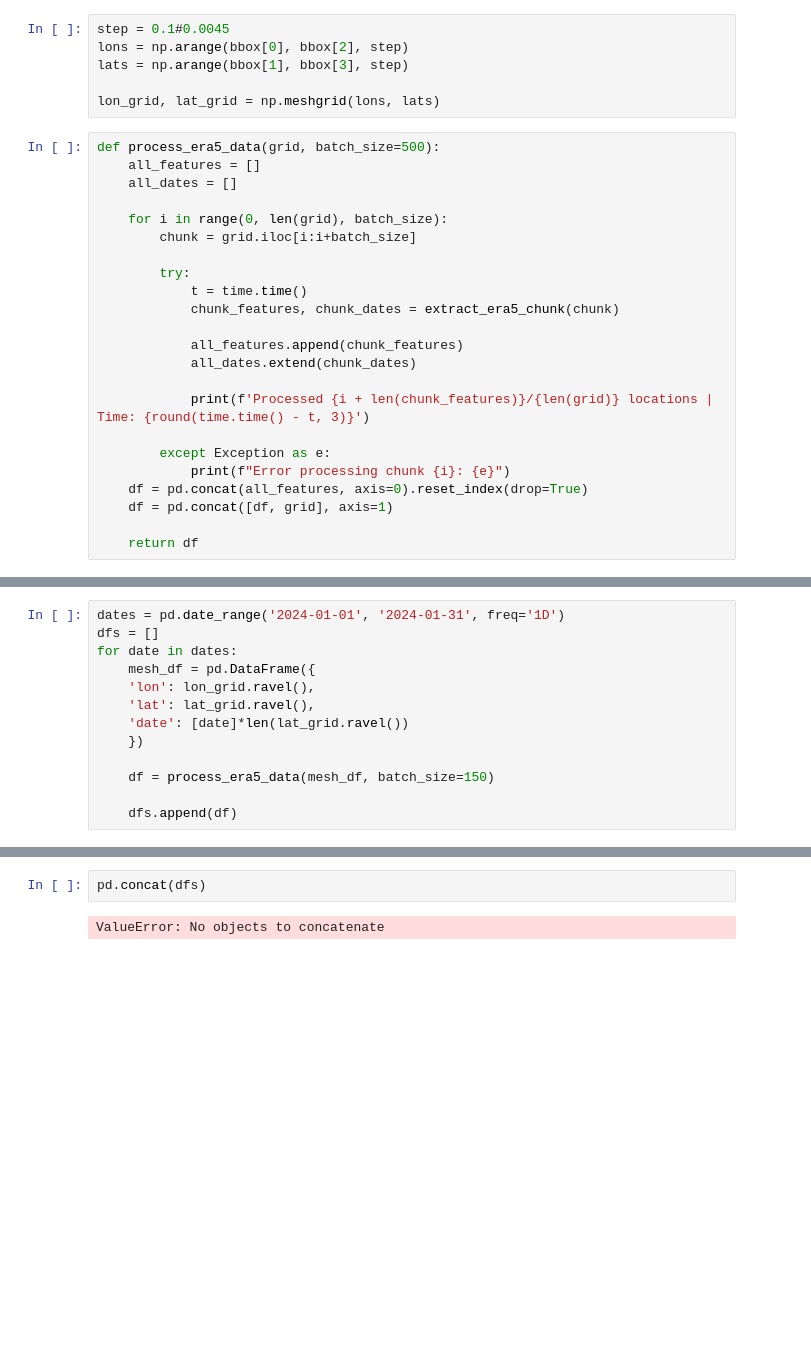
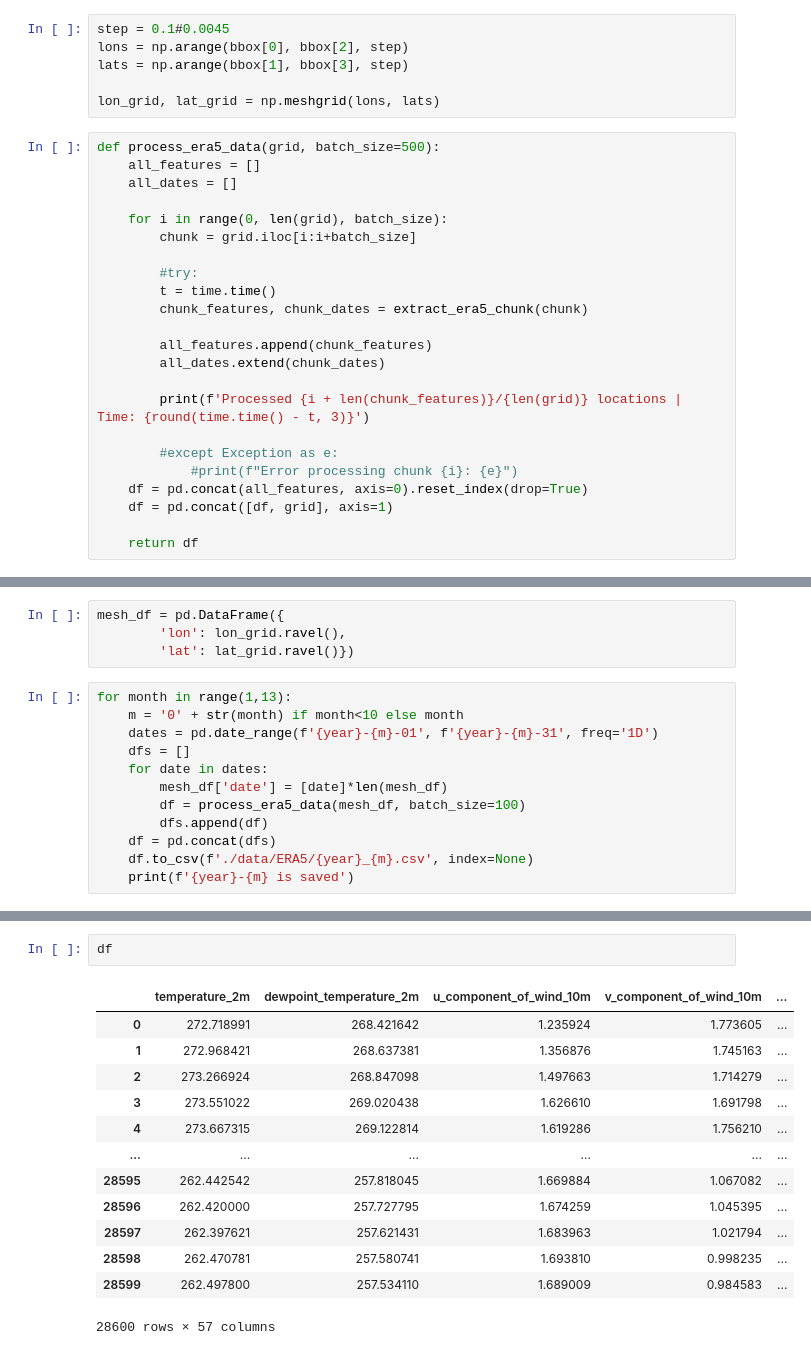
Before and after one commit to RTGS-Lab/Paper-Rozanov-et-al-ML-ET, a Jupyter notebook: pipleline/ERA_Pipeline.ipynb, the cells around one changed output, grey strips where cells are left out. Cells and saved outputs as stored; diff of their text form; blank space fills up the shorter version.

```diff
--- a/pipleline/ERA_Pipeline.ipynb
+++ b/pipleline/ERA_Pipeline.ipynb
@@ -28,17 +68,17 @@ def process_era5_data(grid, batch_size=500):
     for i in range(0, len(grid), batch_size):
         chunk = grid.iloc[i:i+batch_size]
 
-        try:
-            t = time.time()
-            chunk_features, chunk_dates = extract_era5_chunk(chunk)
+        #try:
+        t = time.time()
+        chunk_features, chunk_dates = extract_era5_chunk(chunk)
 
-            all_features.append(chunk_features)
-            all_dates.extend(chunk_dates)
+        all_features.append(chunk_features)
+        all_dates.extend(chunk_dates)
 
-            print(f'Processed {i + len(chunk_features)}/{len(grid)} locations | Time: {round(time.time() - t, 3)}')
+        print(f'Processed {i + len(chunk_features)}/{len(grid)} locations | Time: {round(time.time() - t, 3)}')
 
-        except Exception as e:
-            print(f"Error processing chunk {i}: {e}")
+        #except Exception as e:
+            #print(f"Error processing chunk {i}: {e}")
     df = pd.concat(all_features, axis=0).reset_index(drop=True)
     df = pd.concat([df, grid], axis=1)
 
@@ -46,14 +88,17 @@ def process_era5_data(grid, batch_size=500):
+# %%
+mesh_df = pd.DataFrame({
+        'lon': lon_grid.ravel(),
+        'lat': lat_grid.ravel()})
 # %%
-dates = pd.date_range('2024-01-01', '2024-01-31', freq='1D')
-dfs = []
-for date in dates:
-    mesh_df = pd.DataFrame({
-    'lon': lon_grid.ravel(),
-    'lat': lat_grid.ravel(),
-    'date': [date]*len(lat_grid.ravel())
-    })
-
-    df = process_era5_data(mesh_df, batch_size=150)
-
-    dfs.append(df)
+for month in range(1,13):
+    m = '0' + str(month) if month<10 else month
+    dates = pd.date_range(f'{year}-{m}-01', f'{year}-{m}-31', freq='1D')
+    dfs = []
+    for date in dates:
+        mesh_df['date'] = [date]*len(mesh_df)
+        df = process_era5_data(mesh_df, batch_size=100)
+        dfs.append(df)
+    df = pd.concat(dfs)
+    df.to_csv(f'./data/ERA5/{year}_{m}.csv', index=None)
+    print(f'{year}-{m} is saved')
 # %% [output]
@@ -78,4 +123,16 @@ InvalidIndexError: Reindexing only valid with uniquely valued Index objects
-# %%
-pd.concat(dfs)
-# %% [output]
-ValueError: No objects to concatenate
+# %%
+df
+# %% [output]
+|  | temperature_2m | dewpoint_temperature_2m | u_component_of_wind_10m | v_component_of_wind_10m | ... |
+| 0 | 272.718991 | 268.421642 | 1.235924 | 1.773605 | ... |
+| 1 | 272.968421 | 268.637381 | 1.356876 | 1.745163 | ... |
+| 2 | 273.266924 | 268.847098 | 1.497663 | 1.714279 | ... |
+| 3 | 273.551022 | 269.020438 | 1.626610 | 1.691798 | ... |
+| 4 | 273.667315 | 269.122814 | 1.619286 | 1.756210 | ... |
+| ... | ... | ... | ... | ... | ... |
+| 28595 | 262.442542 | 257.818045 | 1.669884 | 1.067082 | ... |
+| 28596 | 262.420000 | 257.727795 | 1.674259 | 1.045395 | ... |
+| 28597 | 262.397621 | 257.621431 | 1.683963 | 1.021794 | ... |
+| 28598 | 262.470781 | 257.580741 | 1.693810 | 0.998235 | ... |
+| 28599 | 262.497800 | 257.534110 | 1.689009 | 0.984583 | ... |
+28600 rows × 57 columns
```
Also changed, not shown: parts of 6 cells of this notebook, 9 other files.
